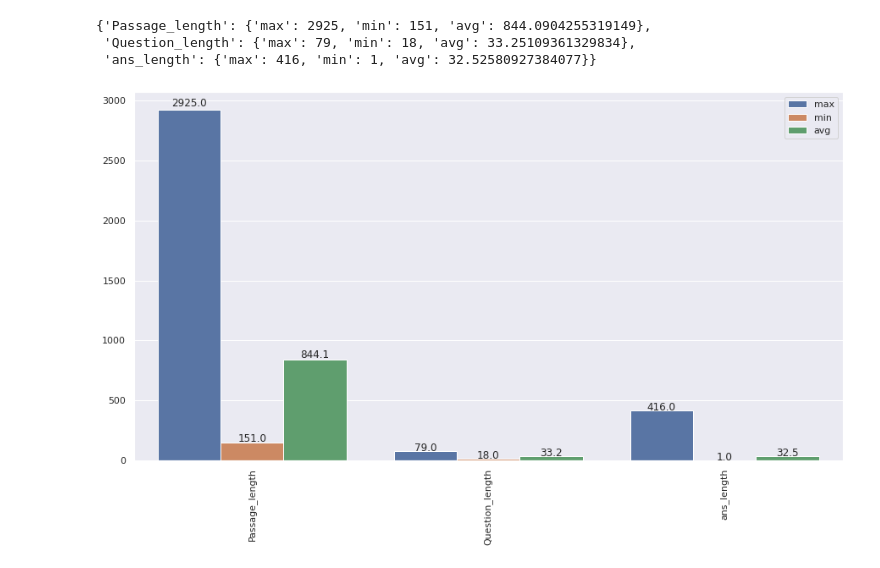
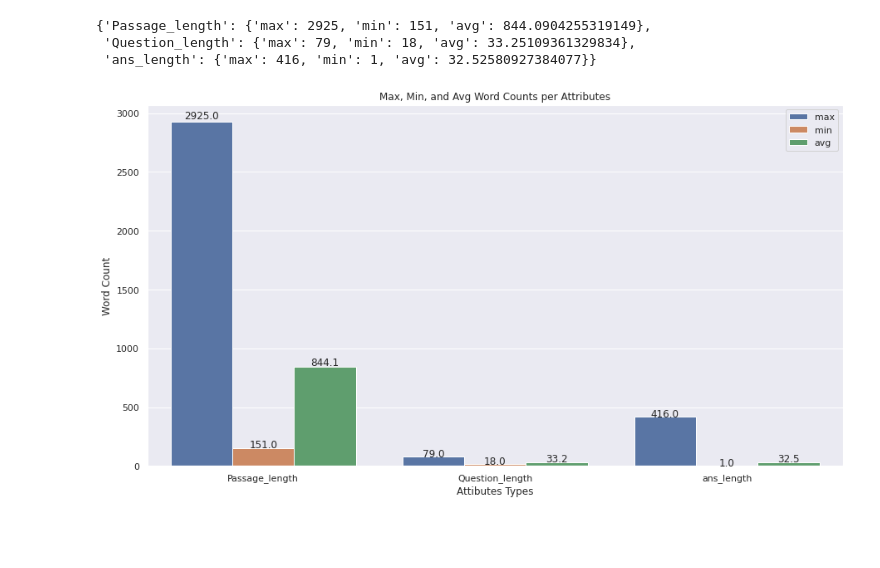
Before and after one commit to PLEX-GR00T/NLP_Application, a Jupyter notebook: IR_and_EDA_custom_dataset.ipynb, the cells around one changed output. Drawn from its saved outputs; the diff is of its cells as text; code cells hidden in the pictures; blank space fills up the shorter version.

```diff
--- a/IR_and_EDA_custom_dataset.ipynb
+++ b/IR_and_EDA_custom_dataset.ipynb
@@ -554,21 +558,21 @@ plot_dict
 # %%
 d = {
     'x':    ['Passage_length', 'Passage_length',  'Passage_length', 'Question_length', 'Question_length', 'Question_length', 'ans_length', 'ans_length', 'ans_length'],
     'y':    [   2925,    151,   844.09,     79,    18,     33.25,    416,    1,   32.52],
     'group':[  'max',  'min', 'avg',   'max',  'min',  'avg',   'max',  'min',  'avg']
 }
 
 # sns.barplot(x='x', y='y', hue="group", data=d)
 
 
 sns.set(rc={'figure.figsize':(15, 8)})
 ax = sns.barplot(x='x', y='y', hue="group", data=d)
-
-ax.tick_params(axis='x', rotation = 90)
+ax.set(ylabel="Word Count", xlabel="Attibutes Types", title="Max, Min, and Avg Word Counts per Attributes")
+ax.tick_params(axis='x')
 
 #show values on barplot
 show_values(ax, "v", space=0)
 fig = ax.get_figure()
-fig.savefig('/content/drive/MyDrive/297 NLP/Final_Project/min_max_length', dpi = 400)
+fig.savefig('/content/drive/MyDrive/297_NLP/Final_Project/min_max_length', dpi = 400)
 # %% [output]
-[figure, old version]
+[figure, new version]
```
Also changed, not shown: parts of 11 cells of this notebook.
